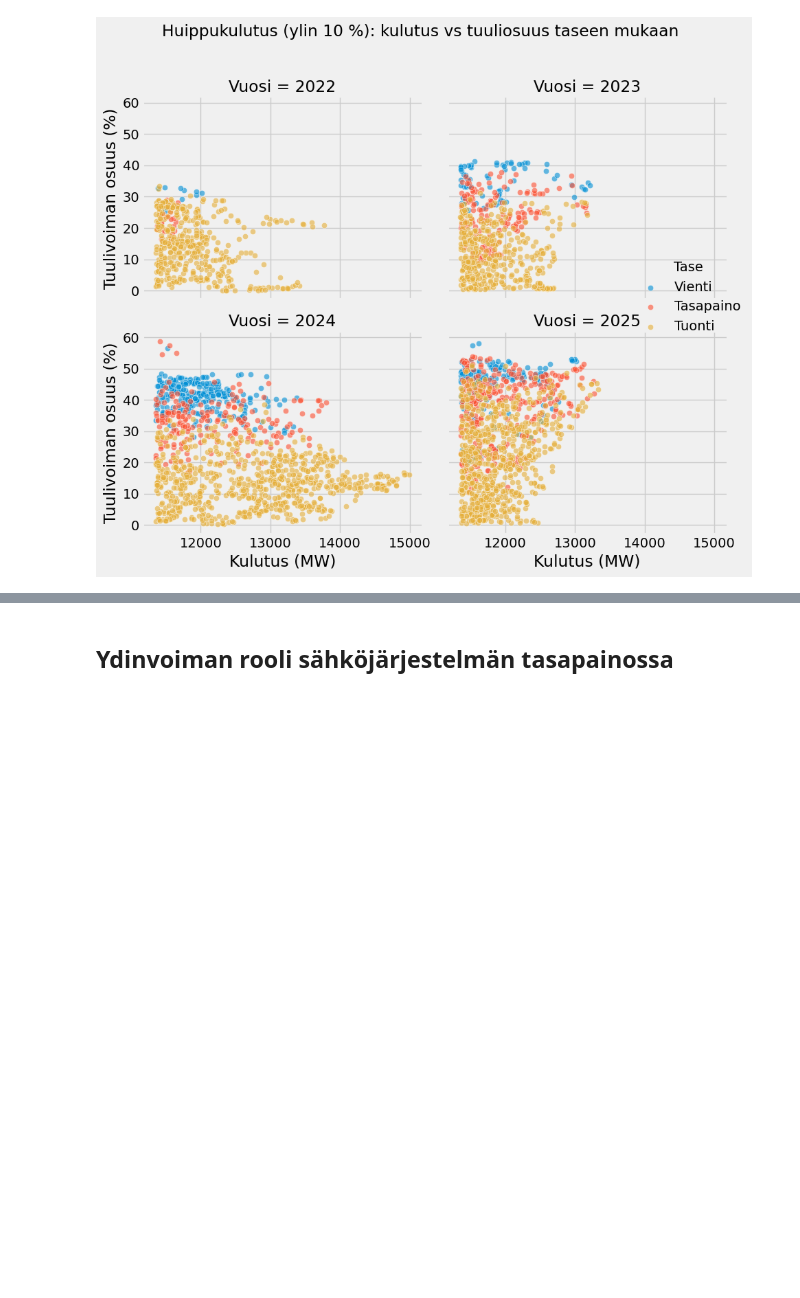
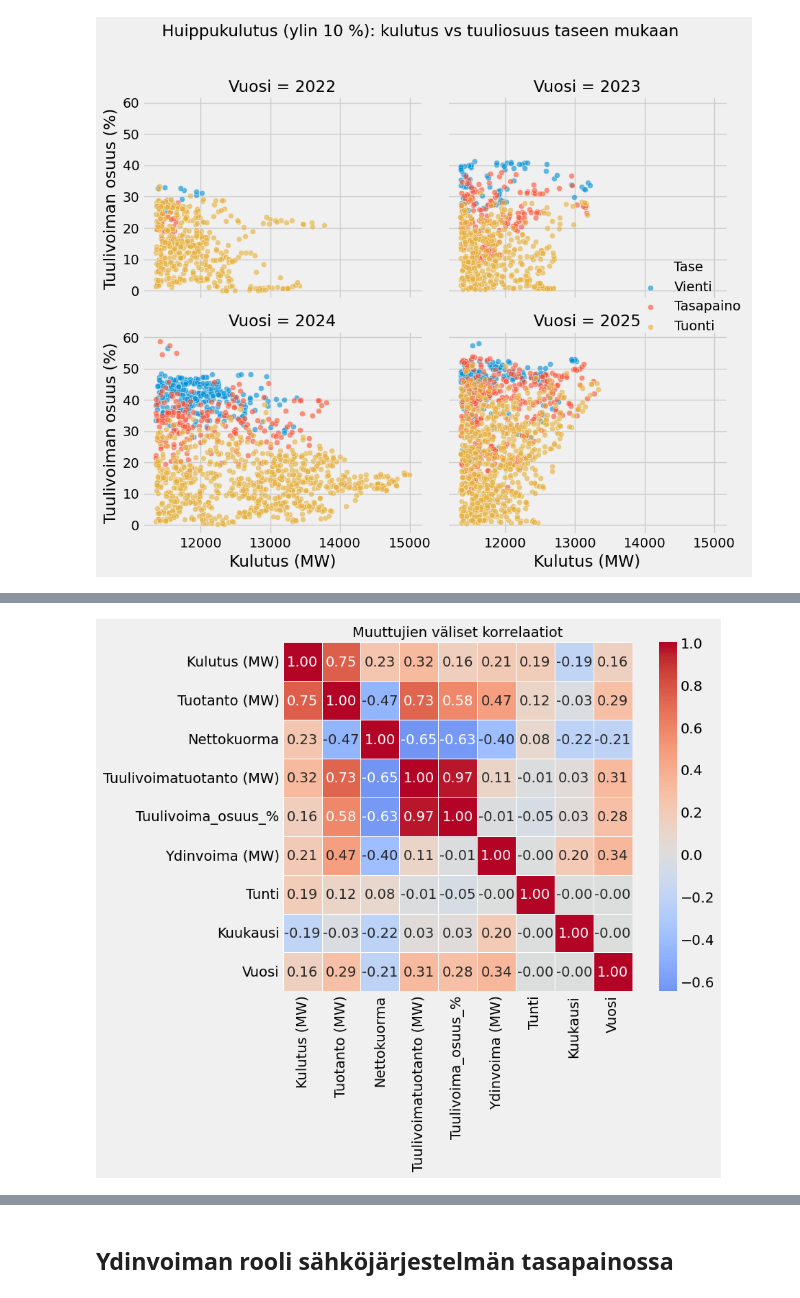
Before and after one commit to Santtulah/thesis, a Jupyter notebook: fingrid.ipynb, the cells around one changed output, grey strips where cells are left out. Saved outputs shown, nothing was run; the diff lists cells and outputs as text; code cells hidden in the pictures; blank space fills up the shorter version.

```diff
--- a/fingrid.ipynb
+++ b/fingrid.ipynb
@@ -822,0 +875,33 @@ memory usage: 3.6 MB
+# %%
+
+
+# Valitaan analyysiin relevantit sarakkeet
+korrelaatio_df = df_hourly[[
+    'Kulutus (MW)',
+    'Tuotanto (MW)',
+    'Nettokuorma',
+    'Tuulivoimatuotanto (MW)',
+    'Tuulivoima_osuus_%',
+    'Ydinvoima (MW)',
+    'Tunti',
+    'Kuukausi',
+    'Vuosi'
+]].copy()
+
+korrelaatio = korrelaatio_df.corr()
+
+plt.figure(figsize=(10, 8))
+sns.heatmap(
+    korrelaatio,
+    annot=True,
+    fmt='.2f',
+    cmap='coolwarm',
+    center=0,
+    linewidths=0.5,
+    square=True
+)
+plt.title('Muuttujien väliset korrelaatiot', fontsize=14)
+plt.tight_layout()
+plt.show()
+# %% [output]
+[figure, added]
```
Also changed, not shown: parts of 36 cells of this notebook.
